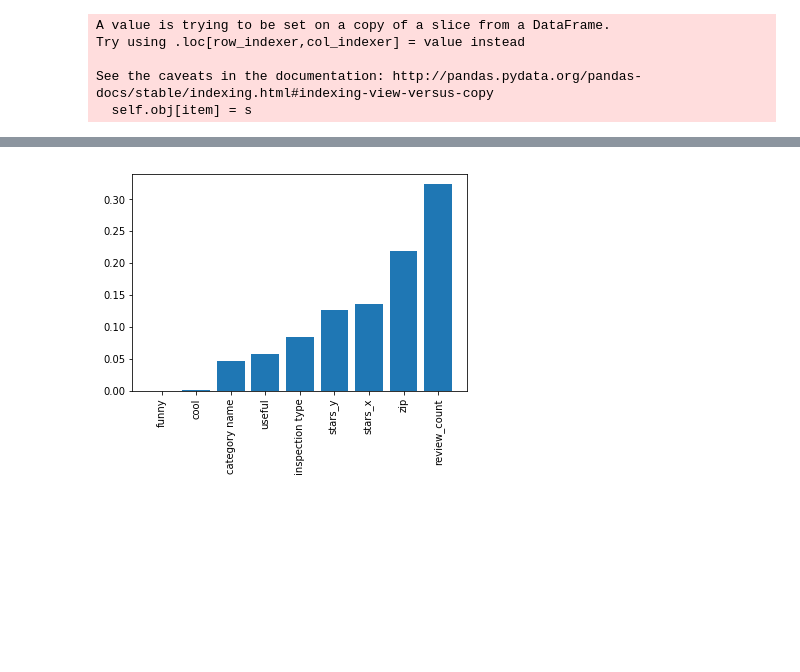
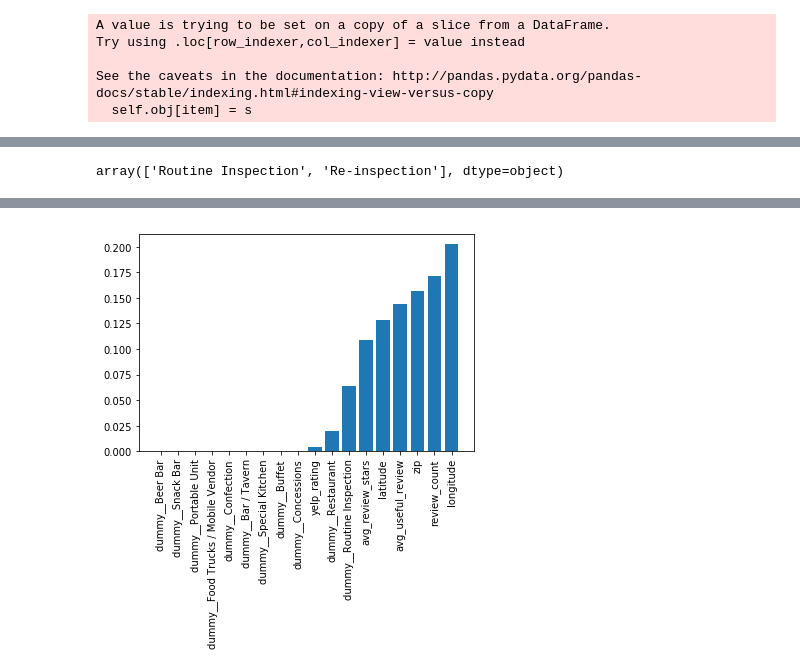
Before and after one commit to shreyasckdn/salsa_sauce, a Jupyter notebook: workflow.ipynb, the cells around one changed output, grey strips where cells are left out. Saved outputs shown, nothing was run; the diff lists cells and outputs as text; code cells hidden in the pictures; blank space fills up the shorter version.

```diff
--- a/workflow.ipynb
+++ b/workflow.ipynb
@@ -101,19 +117,18 @@ print(final.shape)
 # %%
-#Code to extract aggregated ratings from all reviews. Takes a while to execute. ~3 mins
-grouped = latest.groupby(['business_id', 'inspection date'])['stars_y'].mean()
-final['avg_stars'] = 0
+#Code to extract aggregated ratings from all reviews. Takes a while to execute. ~2 mins
+grouped = latest.groupby(['business_id', 'inspection date'])['review_rating'].mean()
+final['avg_review_stars'] = 0
 for i in final.iterrows():
     bus_id = i[1]['business_id']
     ins_date = i[1]['inspection date']
     mean=grouped.loc[(bus_id,ins_date)]
-    final.loc[i[0],'avg_stars']=mean
+    final.loc[i[0],'avg_review_stars']=mean
 
-#Code to extract aggregated useful ratings from all reviews. Takes a while to execute. ~3 mins
+#Code to extract aggregated useful ratings from all reviews. Takes a while to execute. ~2 mins
 grouped = latest.groupby(['business_id', 'inspection date'])['useful'].mean()
-final['avg_useful'] = 0
+final['avg_useful_review'] = 0
 for i in final.iterrows():
     bus_id = i[1]['business_id']
     ins_date = i[1]['inspection date']
     mean=grouped.loc[(bus_id,ins_date)]
-    final.loc[i[0],'avg_useful']=mean
-final['avg_useful']
+    final.loc[i[0],'avg_useful_review']=mean
@@ -150 +190,5 @@ Index(['category name', 'zip', 'inspection type', 'inspection grade',
       dtype='object')
+# %%
+first_model['inspection type'].unique()
+# %% [output]
+array(['Routine Inspection', 'Re-inspection'], dtype=object)
@@ -153,29 +230,56 @@ from sklearn.tree import DecisionTreeClassifier
 from sklearn.utils import resample
 from sklearn.model_selection import train_test_split
 from sklearn.linear_model import LogisticRegression
+from sklearn.ensemble import RandomForestClassifier
 
-X = first_model
+X = data_used
 X=X.drop(['inspection grade'],axis=1)
 
-Y = first_model['inspection grade']
-x_train, x_test, y_train, y_test = train_test_split(first_model, first_model['inspection grade'], test_size=0.25, random_state=42)
+Y = data_used['inspection grade']
+x_train, x_test, y_train, y_test = train_test_split(data_used, data_used['inspection grade'], test_size=0.25, random_state=42)
 
+
+print('Training Data Counts')
 print(x_train['inspection grade'].value_counts())
-print(y_test.value_counts())
-
-max_cnt = x_train['inspection grade'].value_counts()[0]
+# max_cnt = x_train['inspection grade'].value_counts()[0]
+max_cnt=150
 major_1 = x_train[x_train['inspection grade'] == 0]
 minority_1= x_train[x_train['inspection grade'] == 1]
 minority_2 = x_train[x_train['inspection grade'] == 2]
 
+maj_down = resample(major_1, replace=False, n_samples=max_cnt, random_state=122)
 min1_up = resample(minority_1, replace=True, n_samples=max_cnt, random_state=123)
 min2_up = resample(minority_2, replace=True, n_samples=max_cnt, random_state=124)
-x_train = pd.concat([major_1, min1_up, min2_up])
+x_train = pd.concat([maj_down, min1_up, min2_up])
 y_train = x_train['inspection grade']
+
+
+print('Balanced Training Data Counts')
+print(x_train['inspection grade'].value_counts())
+
+print('Testing Data Counts')
+print(x_test['inspection grade'].value_counts())
+min_cnt = x_test['inspection grade'].value_counts()[1]
+major_1 = x_test[x_test['inspection grade'] == 0]
+minority_1= x_test[x_test['inspection grade'] == 1]
+minority_2 = x_test[x_test['inspection grade'] == 2]
+
+maj_down = resample(major_1, replace=False, n_samples=min_cnt, random_state=122)
+min1_down = resample(minority_1, replace=False, n_samples=min_cnt, random_state=123)
+min2_down = resample(minority_2, replace=False, n_samples=min_cnt, random_state=124)
+x_test = pd.concat([maj_down, min1_down, min2_down])
+y_test = x_test['inspection grade']
+
+
+print('Balanced Testing Data Counts')
+print(y_test.value_counts())
+
 x_train = x_train.drop(['inspection grade'],axis=1)
 x_test = x_test.drop(['inspection grade'],axis=1)
 
 # clf = LogisticRegression()
+
+# clf = RandomForestClassifier(n_estimators = 50,criterion = 'entropy')
 clf = DecisionTreeClassifier(criterion = 'entropy')
 clf = clf.fit(x_train, y_train)
 preds = clf.predict(x_test)
@@ -207,2 +316,2 @@ Name: inspection grade, dtype: int64
-[figure, old version]
+[figure, new version]
 |  | feature_importance |
```
Also changed, not shown: parts of 8 cells of this notebook.
